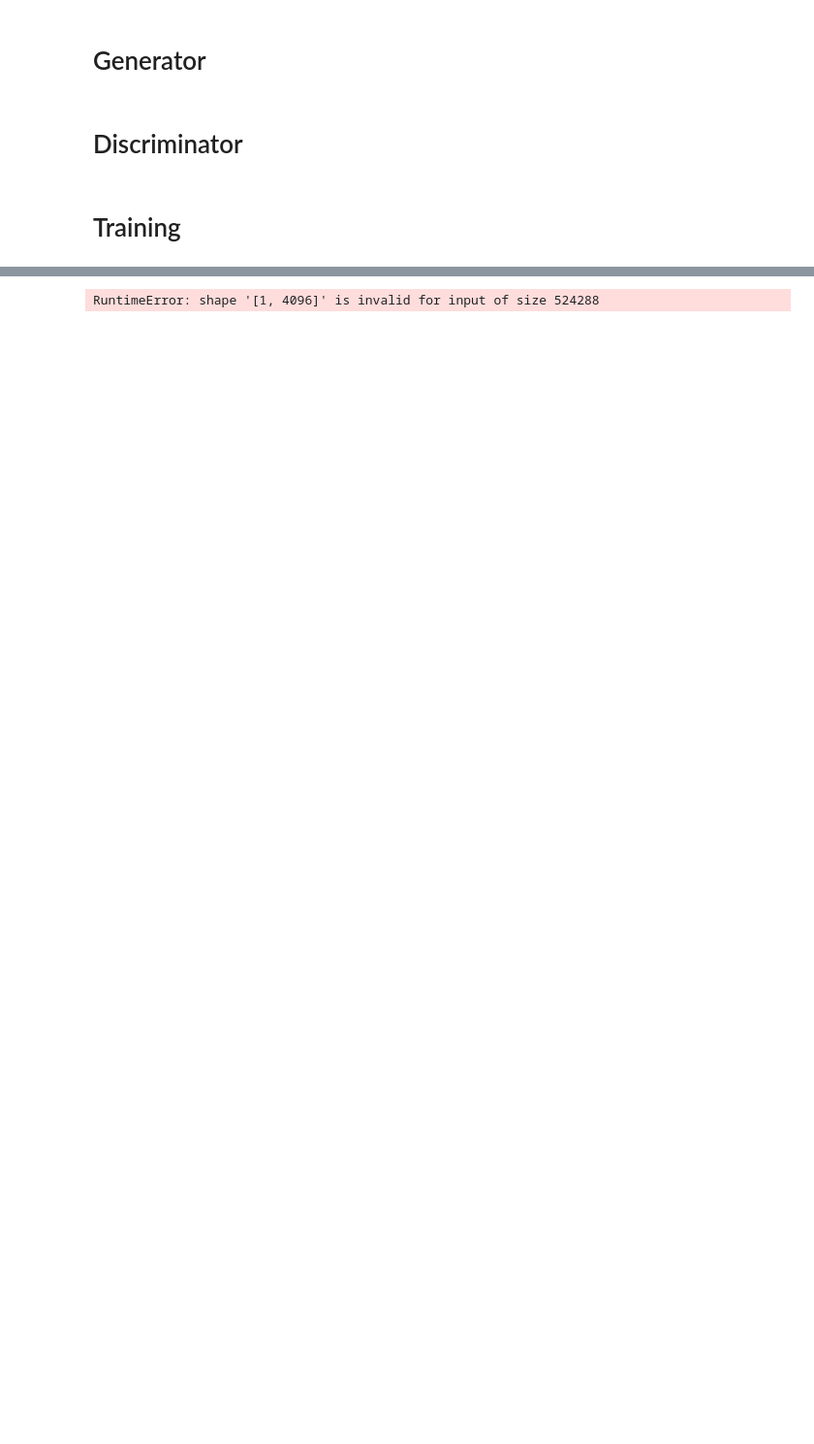
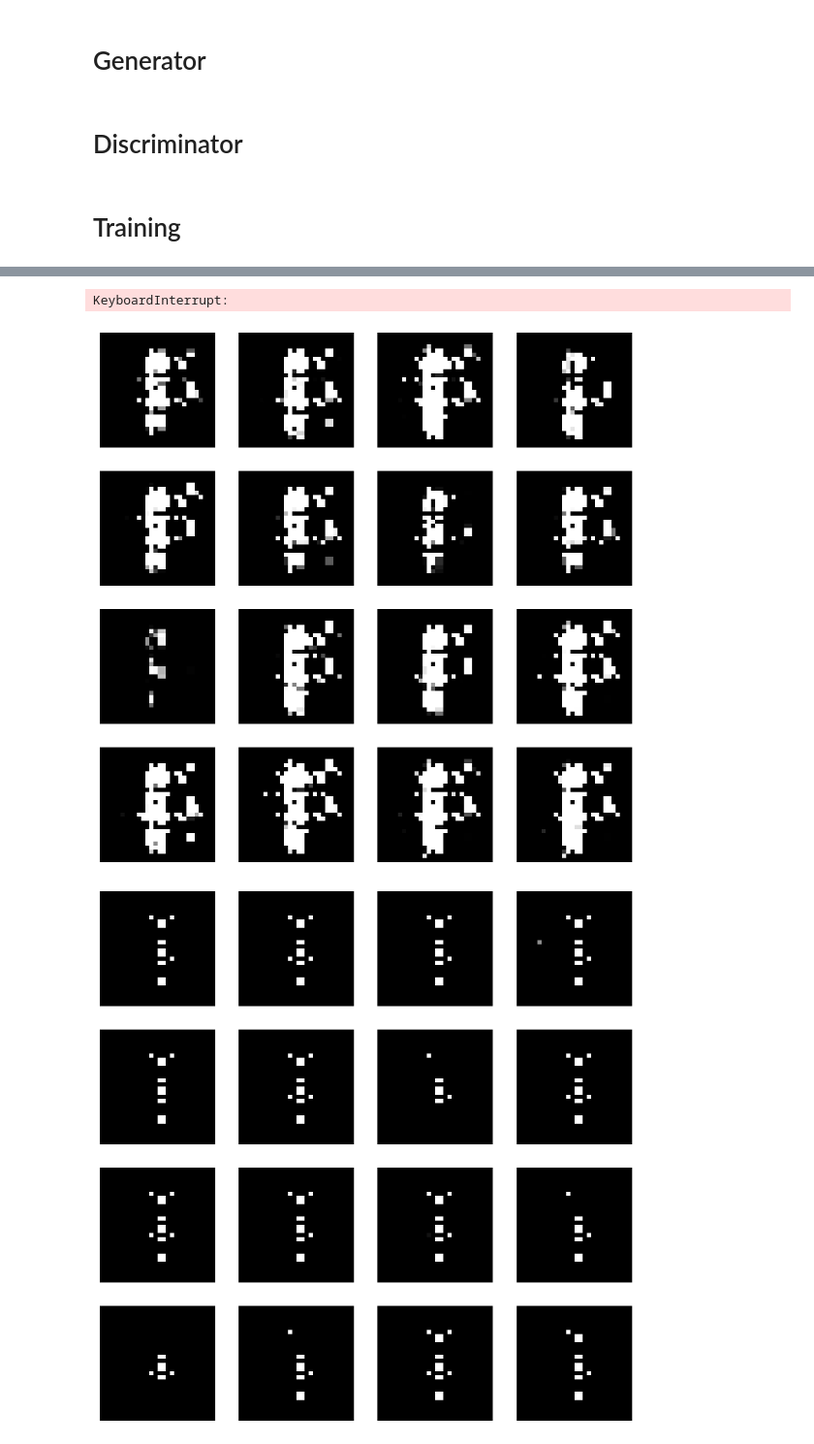
Before and after one commit to rcgreen99/gan, a Jupyter notebook: gan.ipynb, the cells around one changed output, grey strips where cells are left out. Shown at 97% size. Saved outputs shown, nothing was run; the diff lists cells and outputs as text; code cells hidden in the pictures; blank space fills up the shorter version.

```diff
--- a/gan.ipynb
+++ b/gan.ipynb
@@ -60,25 +87,36 @@ train_loader = torch.utils.data.DataLoader(
 
 # Define optimizers
 optimizer_generator = torch.optim.Adam(generator.parameters(), lr=learning_rate)
-optimizer_discriminator = torch.optim.Adam(discriminator.parameters(), lr=learning_rate)
+optimizer_discriminator = torch.optim.Adam(discriminator.parameters(), lr=1e-5)
 
 # Define the loss function
 criterion = nn.BCELoss().to(device)
 
 
+# TODO: Try this if needed
+# Use different loss calculation for generator
+# def generator_loss(fake_output, valid):
+    # return -torch.mean(torch.log(fake_output + 1e-8))  # Minimize negative log likelihood
+
+
 # Training loop
-# for epoch in range(num_epochs):
-for epoch in range(1):
+# get current time
+start_time = time.strftime("%Y-%m-%d_%H-%M-%S")
+for epoch in range(num_epochs):
     for batch_idx, (data, _) in enumerate(train_loader):
         # Move the data to the device
         data = data.to(device)
+        current_batch_size = data.shape[0]
 
         # Define the valid and fake labels
-        valid = torch.ones(batch_size, 1, 28, 28).to(device) # The discriminator should output 1 for real data
-        fake = torch.zeros(batch_size, 1, 28, 28).to(device) # The discriminator should output 0 for fake data
+        # valid = torch.ones(current_batch_size, 1).to(device) # The discriminator should output 1 for real data
+        # fake = torch.zeros(current_batch_size, 1).to(device) # The discriminator should output 0 for fake data
+        # Label smoothing
+        valid = torch.ones(current_batch_size, 1).to(device) * 0.9 # The discriminator should output 1 for real data
+        fake = torch.zeros(current_batch_size, 1).to(device) * 0.1 # The discriminator should output 0 for fake data
 
         # Generate a batch of noise vectors for the generator
-        noise_vector = torch.randn(batch_size, 100).to(device)
+        noise_vector = torch.randn(current_batch_size, 100).to(device)
 
         ### Train the Generator ###
         optimizer_generator.zero_grad()
@@ -103,7 +141,7 @@ for epoch in range(1):
         real_loss = criterion(real_pred, valid)
 
         # Get the discriminator's prediction on the fake data
-        fake_pred = discriminator(generated_images)
+        fake_pred = discriminator(generated_images.detach())
         fake_loss = criterion(fake_pred, fake)
 
         # Combine the losses
@@ -112,5 +150,12 @@ for epoch in range(1):
         # Backpropagate the combined loss
         combined_loss.backward()
         optimizer_discriminator.step()
+
+        print(f"Discriminator loss: {combined_loss.item()}")
+        print(f"Generator loss: {gen_loss.item()}")
+
+    # Save a sample of the generated images
+    output_path = f"logs/{start_time}/generated_image_{epoch}.png"
+    save_generated_images(generator, 16, device, output_path)
 # %% [output]
 Using device: cuda
@@ -117 +178,3 @@ Using device: cuda
-RuntimeError: shape '[1, 4096]' is invalid for input of size 524288
+KeyboardInterrupt:
+[figure, added]
+[figure, added]
```
Also changed, not shown: parts of 4 cells of this notebook, 5 other files.
